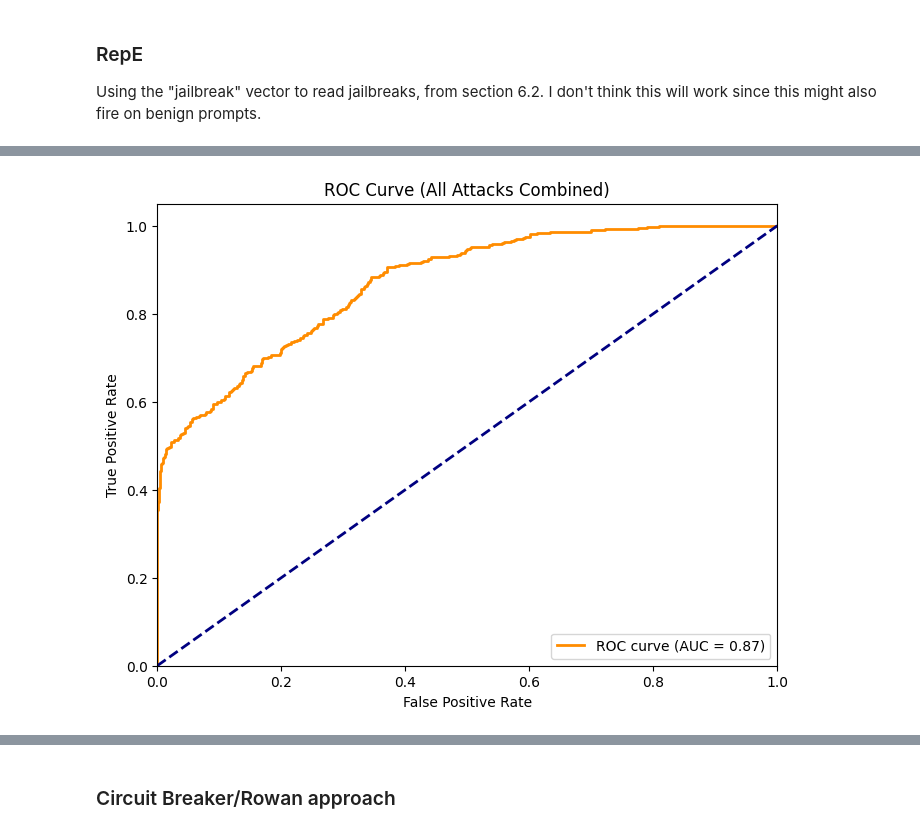
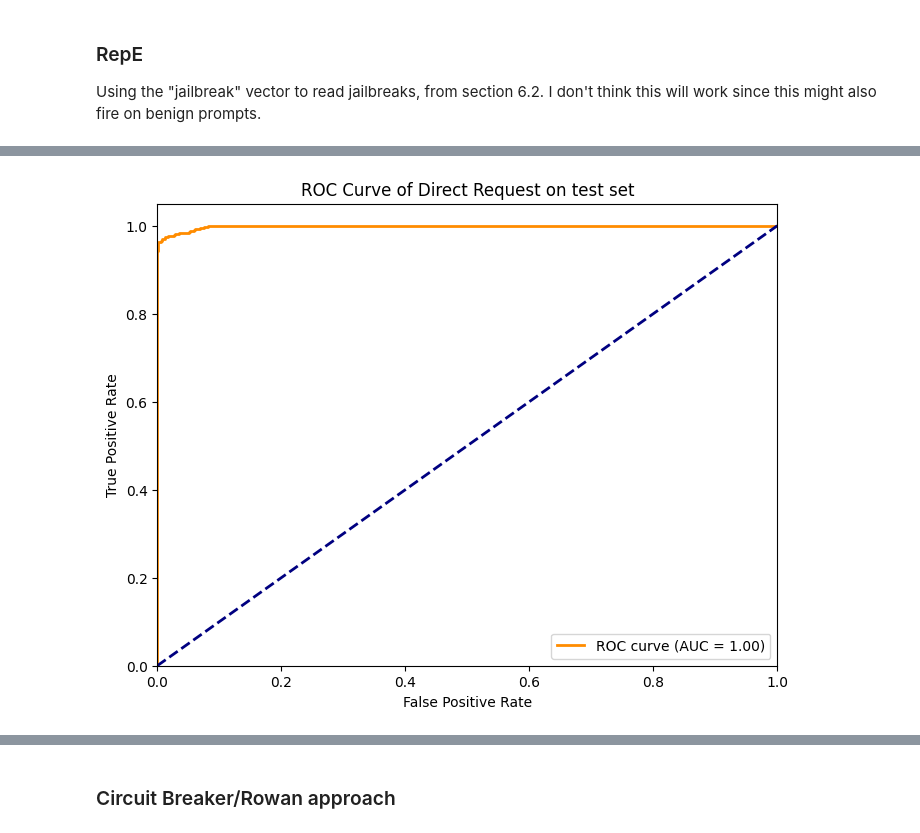
Before and after one commit to abhay-sheshadri/sae_experiments, a Jupyter notebook: jailbreak_mad_baselines.ipynb, the cells around one changed output, grey strips where cells are left out. Cells and saved outputs as stored; diff of their text form; code cells hidden in the pictures.

```diff
--- a/jailbreak_mad_baselines.ipynb
+++ b/jailbreak_mad_baselines.ipynb
@@ -17,8 +17,8 @@ import einops
 ### Load Model and Data
 # %%
 from transformers import GPT2Tokenizer, GPTNeoXTokenizerFast, AutoModelForCausalLM, AutoTokenizer
-model_name_or_path = "meta-llama/Llama-2-7b-chat-hf"# "meta-llama/Meta-Llama-3-8B-Instruct" # "google/gemma-2-9b"
-model_type = "llama2_7b" # "gemma-2"
+model_name_or_path = "meta-llama/Meta-Llama-3-8B-Instruct" # "meta-llama/Llama-2-7b-chat-hf" # "google/gemma-2-9b"
+model_type = "llama3_8b" # "gemma-2"
 
 model = HookedTransformer.from_pretrained(
     model_name_or_path,
@@ -287,57 +320,85 @@ import numpy as np
 from sklearn.metrics import roc_curve, auc
 import matplotlib.pyplot as plt
 
-def get_aurocs(layer, reading_vector, plot=False, on_test=False):
+def get_aurocs(layer, reading_vector, plot=False, on_attacks=False, on_test=False, return_curves=False):
+    """
+    if evaluating on attacks, then everything should be on test
+    else, everything is on val
+    """
+    assert on_attacks == on_test
 
     aurocs = {}
-    benign_data = benign_test_cache[layer].float().numpy()
+    if on_test:
+        benign_data = benign_test_cache[layer].float().numpy()
+    else:
+        benign_data = benign_val_cache[layer].float().numpy()
 
-    def calculate_auroc(harmful_data, benign_data, reading_vector):
+    def calculate_auroc(harmful_data, benign_data, reading_vector, return_curves=False):
         labels = np.concatenate([np.ones(harmful_data.shape[0]), np.zeros(benign_data.shape[0])])
         all_data = np.concatenate([harmful_data, benign_data])
         scores = einops.einsum(reading_vector, all_data, "d, b d -> b")
         fpr, tpr, _ = roc_curve(labels, scores)
+        if return_curves:
+            return auc(fpr, tpr), fpr, tpr
         return auc(fpr, tpr)
 
     # Calculate AUROC for each attack individually
-    for attack_name in attack_names:
-        if on_test:
-            attack_data = test_harmbench_cache[attack_name][layer].float().numpy()
+    if return_curves:
+        pr_curves = {}
+
+    if on_attacks:
+        for attack_name in attack_names:
+            if on_attacks:
+                attack_data = attack_cache[attack_name][layer].float().numpy()
+            else:
+                attack_data = attack_cache[attack_name][layer].float().numpy()
+            if return_curves:
+                attack_auroc, fpr, tpr = calculate_auroc(attack_data, benign_data, reading_vector, return_curves=return_curves)
+                pr_curves[attack_name] = (fpr, tpr)
+            else:
+                attack_auroc = calculate_auroc(attack_data, benign_data, reading_vector)
+
+            if plot:
+                print(f"AUROC for {attack_name}: {attack_auroc:.4f}")
+            aurocs[attack_name] = attack_auroc
+
+        harmful_data = harmful_test_cache[layer].float().numpy()
+        auroc = calculate_auroc(harmful_data, benign_data, reading_vector)
+        assert np.isclose(aurocs["direct_request"], auroc, rtol=1e-2), f"AUROC for direct request on test set is {auroc}, but aurocs['direct_request'] is {aurocs['direct_request']}"
+
+    else:
+        # evaluate on harmful_val
+        harmful_data = harmful_val_cache[layer].float().numpy()
+        if return_curves:
+            auroc, fpr, tpr = calculate_auroc(harmful_data, benign_data, reading_vector, return_curves=return_curves)
+            pr_curves["direct_request"] = (fpr, tpr)
         else:
-            attack_data = val_harmbench_cache[attack_name][layer].float().numpy()
-        attack_auroc = calculate_auroc(attack_data, benign_data, reading_vector)
-        if plot:
-            print(f"AUROC for {attack_name}: {attack_auroc:.4f}")
-        aurocs[attack_name] = attack_auroc
+            auroc = calculate_auroc(harmful_data, benign_data, reading_vector)
+        aurocs["direct_request"] = auroc
 
-    # Calculate AUROC for all attacks combined
-    if on_test:
-        all_harmful_data = np.concatenate([test_harmbench_cache[attack][layer].float().numpy() for attack in attack_names])
-    else:
-        all_harmful_data = np.concatenate([val_harmbench_cache[attack][layer].float().numpy() for attack in attack_names])
-    combined_auroc = calculate_auroc(all_harmful_data, benign_data, reading_vector)
-    aurocs["Aggregated"] = combined_auroc
     if plot:
-        print(f"\nAUROC for all attacks combined: {combined_auroc:.4f}")
+        print(f"\nAUROC for direct request on {'test' if on_test else 'validation'} set: {auroc:.4f}")
 
     # Plot ROC curve for all attacks combined
-    labels = np.concatenate([np.ones(all_harmful_data.shape[0]), np.zeros(benign_data.shape[0])])
-    all_data = np.concatenate([all_harmful_data, benign_data])
+    labels = np.concatenate([np.ones(harmful_data.shape[0]), np.zeros(benign_data.shape[0])])
+    all_data = np.concatenate([harmful_data, benign_data])
     scores = einops.einsum(reading_vector, all_data, "d, b d -> b")
     fpr, tpr, thresholds = roc_curve(labels, scores)
 
     if plot:
         plt.figure(figsize=(8, 6))
-        plt.plot(fpr, tpr, color='darkorange', lw=2, label=f'ROC curve (AUC = {combined_auroc:.2f})')
+        plt.plot(fpr, tpr, color='darkorange', lw=2, label=f'ROC curve (AUC = {auroc:.2f})')
         plt.plot([0, 1], [0, 1], color='navy', lw=2, linestyle='--')
         plt.xlim([0.0, 1.0])
         plt.ylim([0.0, 1.05])
         plt.xlabel('False Positive Rate')
         plt.ylabel('True Positive Rate')
-        plt.title('ROC Curve (All Attacks Combined)')
+        plt.title(f"ROC Curve of Direct Request on {'test' if on_test else 'validation'} set")
         plt.legend(loc="lower right")
         plt.show()
+    if return_curves:
+        return aurocs, pr_curves
     return aurocs
 
-aurocs = get_aurocs(layer=12, reading_vector=reading_vector, plot=True)
+aurocs, curves = get_aurocs(layer=12, reading_vector=reading_vector, plot=True, on_attacks=True, on_test=True, return_curves=True)
 # %% [output]
@@ -352,3 +410,3 @@ AUROC for all attacks combined: 0.8696
-[figure, old version]
+[figure, new version]
 # %%
 # plot AUROC per layer
```
Also changed, not shown: parts of 12 cells of this notebook, 1 other file.
